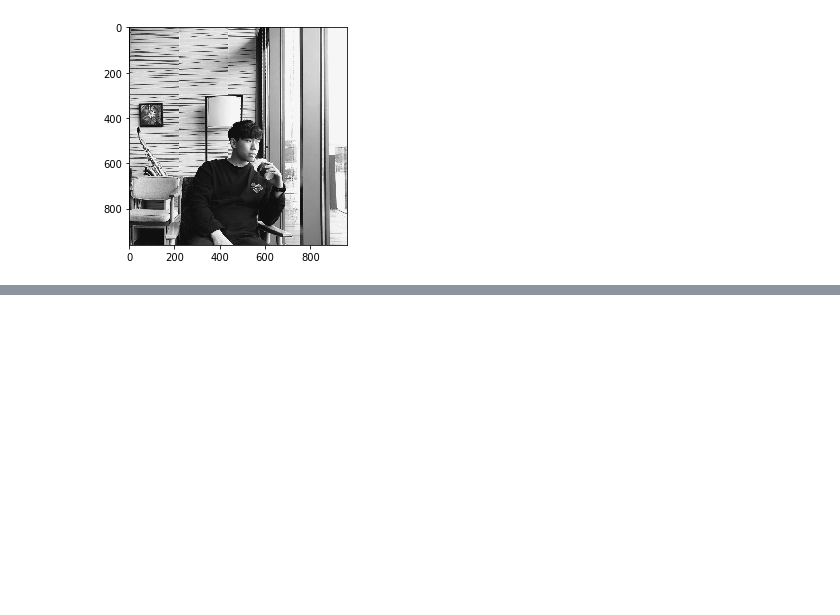
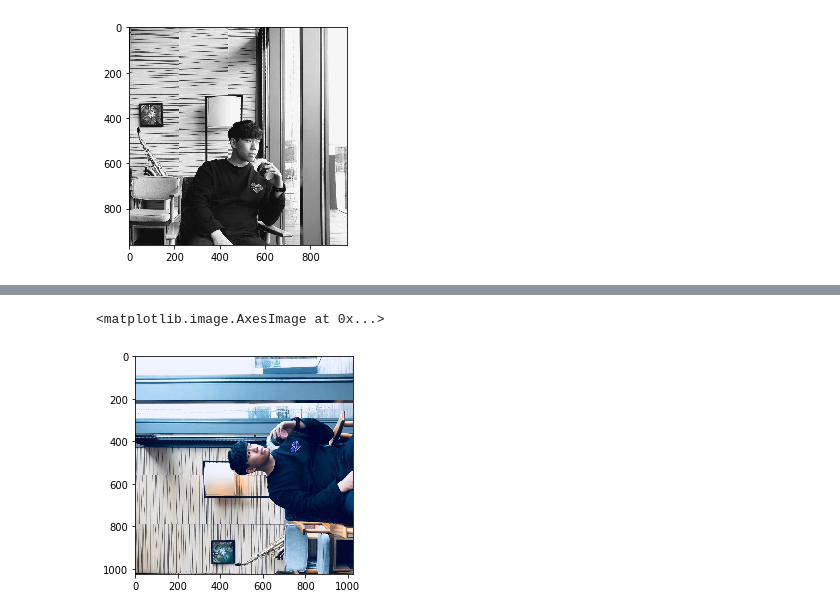
Before and after one commit to Ilevk/TIL, a Jupyter notebook: Python/handling_data/Handling_Image.ipynb, the cells around one changed output, grey strips where cells are left out. Saved outputs shown, nothing was run; the diff lists cells and outputs as text; code cells hidden in the pictures; blank space fills up the shorter version.

```diff
--- a/Python/handling_data/Handling_Image.ipynb
+++ b/Python/handling_data/Handling_Image.ipynb
@@ -31,0 +63,5 @@ plt.imshow(profile)
+# %%
+plt.imshow(np.flip(a[:,:,:,1],axis=2))
+# %% [output]
+<matplotlib.image.AxesImage at 0x...>
+[figure, added]
```
Also changed, not shown: parts of 20 cells of this notebook.
